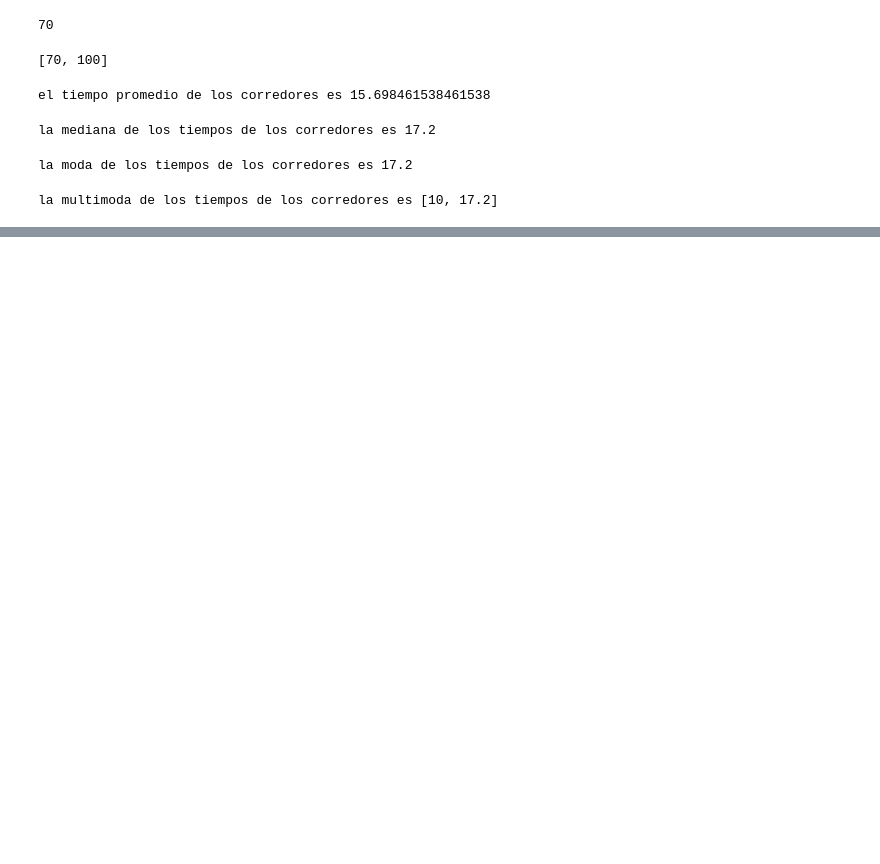
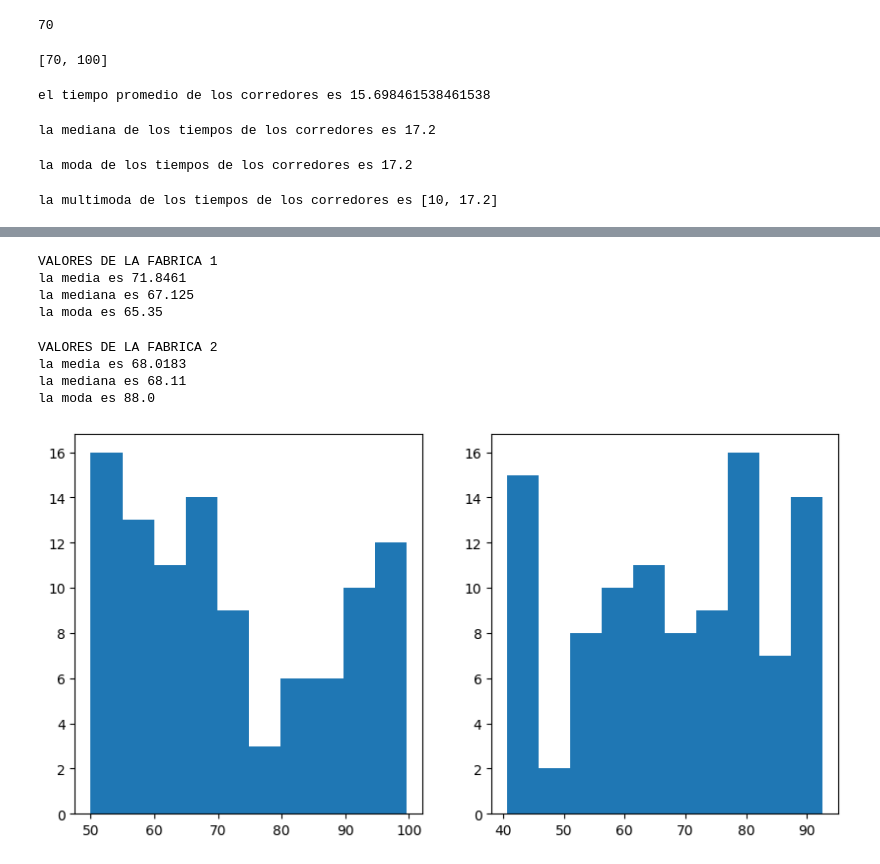
Before and after one commit to 25040150-source/PROBABILIDAD-Y-ESTADISTICA, a Jupyter notebook: practica1pye.ipynb, the cells around one changed output, grey strips where cells are left out. Drawn from its saved outputs; the diff is of its cells as text; code cells hidden in the pictures; blank space fills up the shorter version.

```diff
--- a/practica1pye.ipynb
+++ b/practica1pye.ipynb
@@ -84,0 +85,6 @@ print(fabrica1)
+# %%
+fabrica2=[]
+for i in range(100):
+  numero_aleatorio2=round(random.uniform(40,93),2)
+  fabrica2.append(numero_aleatorio2)
+print(fabrica2)
@@ -84,0 +107,35 @@ print(fabrica1)
+# %%
+media1= mean(fabrica1)
+mediana1= median(fabrica1)
+moda1= mode(fabrica1)
+print("VALORES DE LA FABRICA 1")
+print("la media es",media1)
+print("la mediana es",mediana1)
+print("la moda es",moda1)
+# %% [output]
+VALORES DE LA FABRICA 1
+la media es 71.8461
+la mediana es 67.125
+la moda es 65.35
+# %%
+media2= mean(fabrica2)
+mediana2= median(fabrica2)
+moda2= mode(fabrica2)
+print("VALORES DE LA FABRICA 2")
+print("la media es",media2)
+print("la mediana es",mediana2)
+print("la moda es",moda2)
+# %% [output]
+VALORES DE LA FABRICA 2
+la media es 68.0183
+la mediana es 68.11
+la moda es 88.0
+# %%
+#generar 2 suplot de 1 renglonnpor dos columnas para desplegar los dos histogramas,
+#una al lado de la otra
+fig,(ax1, ax2) =plt.subplots(nrows=1,ncols=2,figsize=(10,5))
+ax1.hist(fabrica1)
+ax2.hist(fabrica2)
+plt.show()
+# %% [output]
+[figure, added]
```
Also changed, not shown: parts of 6 cells of this notebook.
